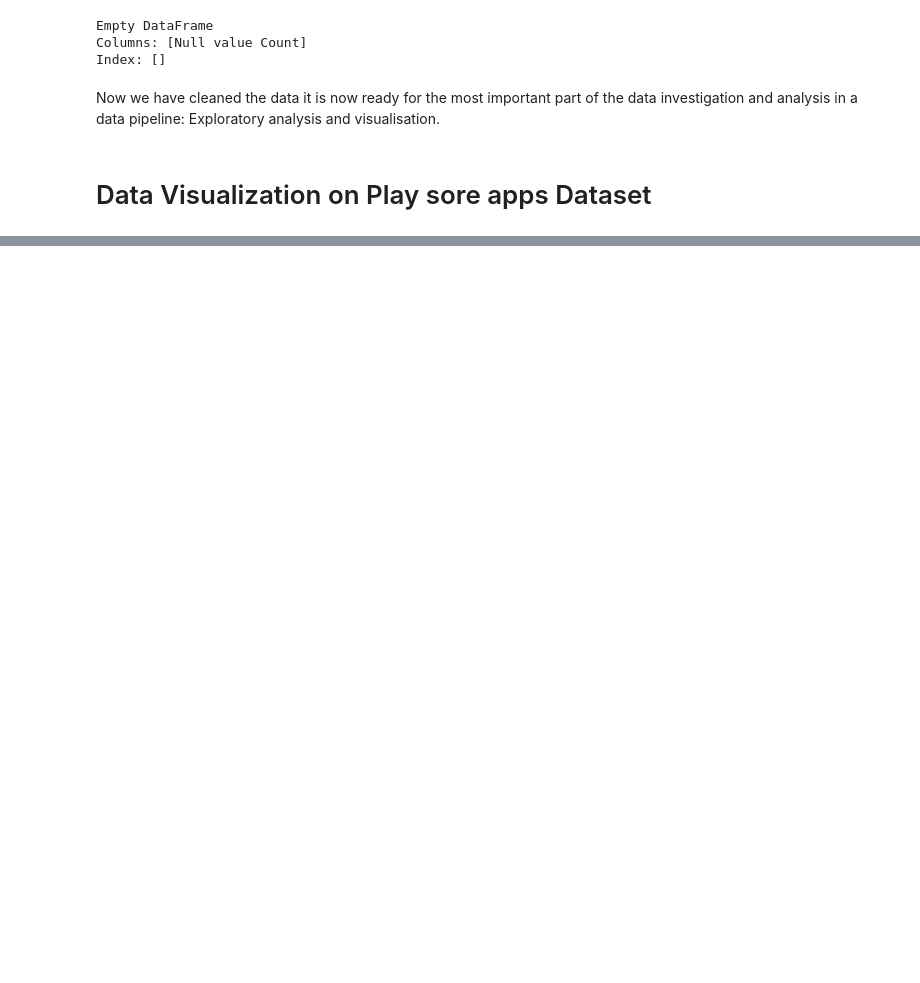
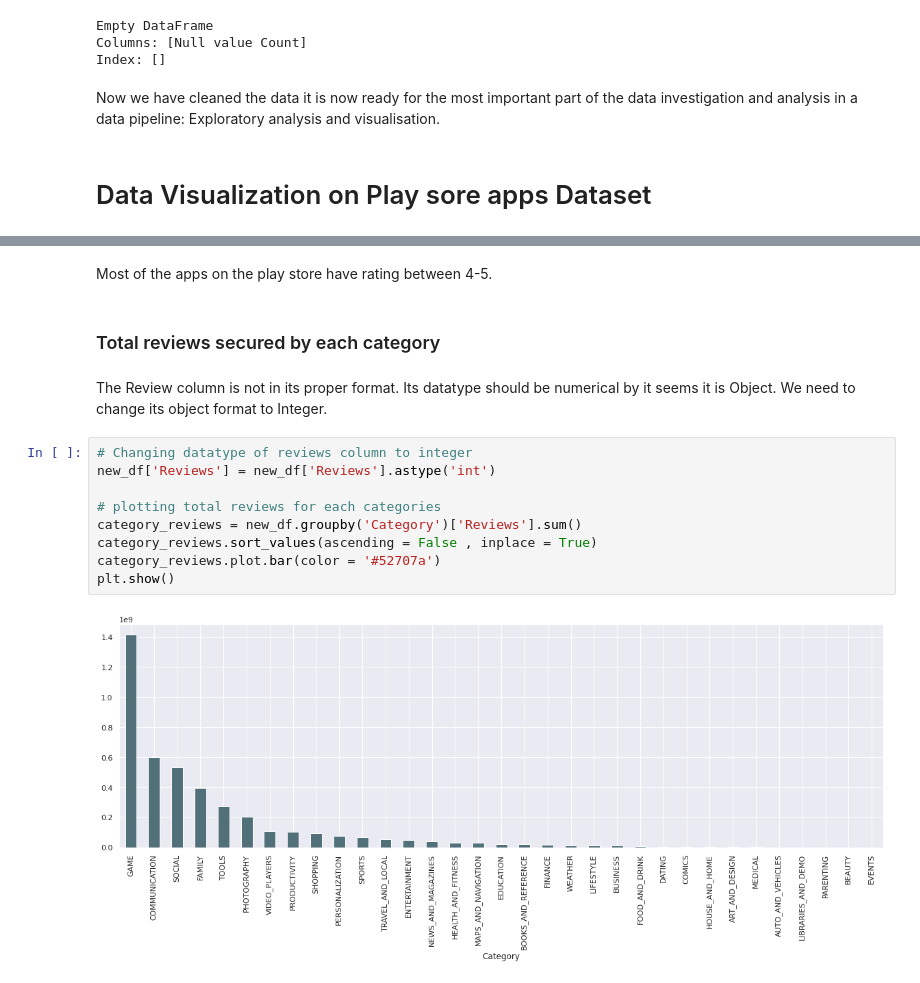
Before and after one commit to akashude/Play-Store-App-Review-Analysis, a Jupyter notebook: Copy_of_Play_Store_App_Review_Analysis_Capstone_Project.ipynb, the cells around one changed output, grey strips where cells are left out. Drawn from its saved outputs; the diff is of its cells as text; blank space fills up the shorter version.

```diff
--- a/Copy_of_Play_Store_App_Review_Analysis_Capstone_Project.ipynb
+++ b/Copy_of_Play_Store_App_Review_Analysis_Capstone_Project.ipynb
@@ -385,0 +471,17 @@ Exploratory data analysis(**EDA**) is a method of analysing and summerizing the
+# %% [markdown]
+Most of the apps on the play store have rating between 4-5.
+# %% [markdown]
+### Total reviews secured by each category
+# %% [markdown]
+The Review column is not in its proper format. Its datatype should be numerical by it seems it is Object. We need to change its object format to Integer.
+# %%
+# Changing datatype of reviews column to integer
+new_df['Reviews'] = new_df['Reviews'].astype('int')
+
+# plotting total reviews for each categories
+category_reviews = new_df.groupby('Category')['Reviews'].sum()
+category_reviews.sort_values(ascending = False , inplace = True)
+category_reviews.plot.bar(color = '#52707a')
+plt.show()
+# %% [output]
+[figure, added]
```
Also changed, not shown: parts of 16 cells of this notebook.
